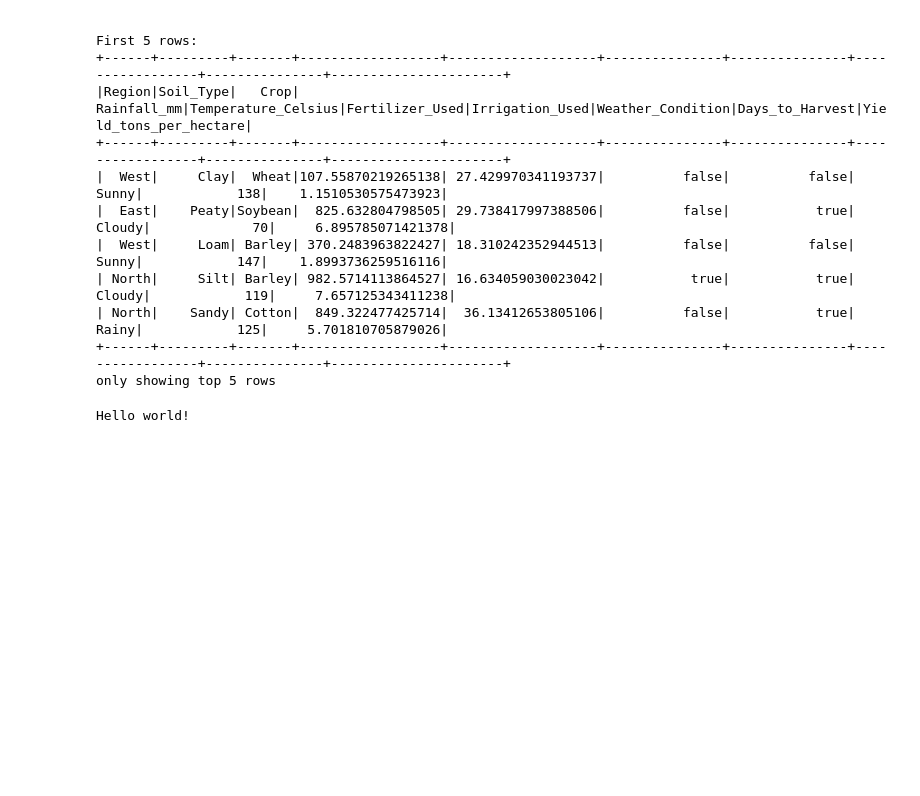
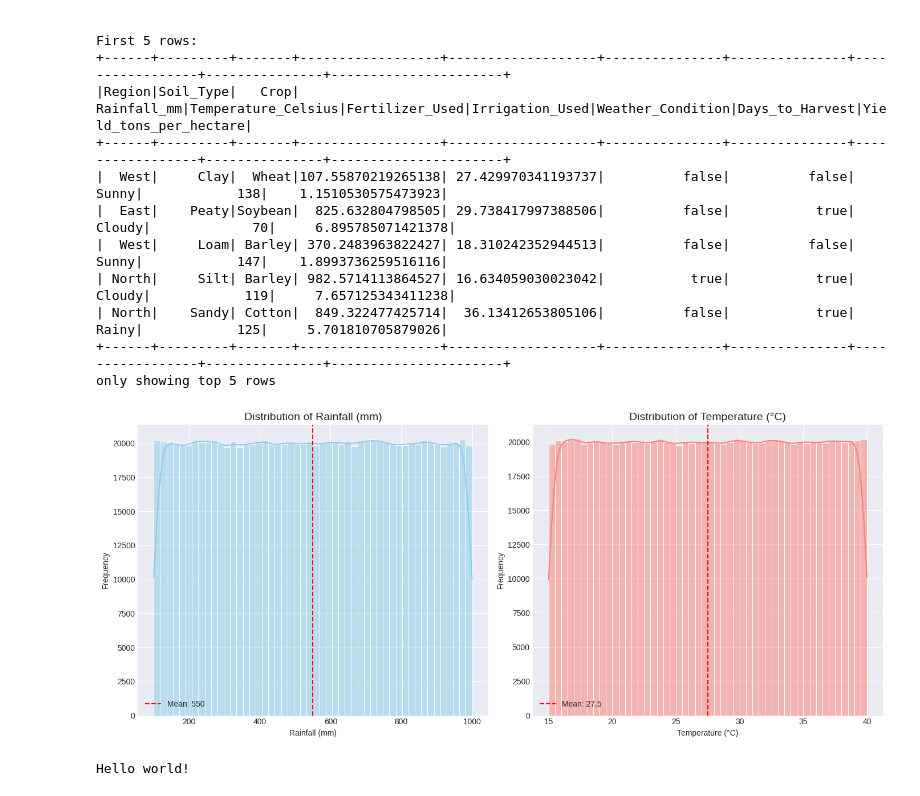
Before and after one commit to prodigal94/food-safe-bots, a Jupyter notebook: EDA.ipynb, the cells around one changed output. Saved outputs shown, nothing was run; the diff lists cells and outputs as text; code cells hidden in the pictures; blank space fills up the shorter version.

Commit message:
Histplot

```diff
--- a/EDA.ipynb
+++ b/EDA.ipynb
@@ -237,6 +237,39 @@ First 5 rows:
 | North|    Sandy| Cotton|  849.322477425714|  36.13412653805106|          false|           true|            Rainy|            125|     5.701810705879026|
 +------+---------+-------+------------------+-------------------+---------------+---------------+-----------------+---------------+----------------------+
 only showing top 5 rows
+# %%
+import seaborn as sns
+import matplotlib.pyplot as plt
+import numpy as np
+
+# Convert PySpark DataFrame to Pandas (as mentioned on Page 34)
+pandas_df = df.select('Rainfall_mm', 'Temperature_Celsius').toPandas()
+
+# Create subplots
+fig, axes = plt.subplots(1, 2, figsize=(14, 6))
+
+# Rainfall histogram with Seaborn (as shown on Page 63)
+sns.histplot(pandas_df['Rainfall_mm'], bins=50, kde=True, color="skyblue", ax=axes[0])
+axes[0].set_title('Distribution of Rainfall (mm)', fontsize=14)
+axes[0].set_xlabel('Rainfall (mm)')
+axes[0].set_ylabel('Frequency')
+axes[0].axvline(pandas_df['Rainfall_mm'].mean(), color='red', linestyle='--',
+                label=f'Mean: {pandas_df["Rainfall_mm"].mean():.0f}')
+axes[0].legend()
+
+# Temperature histogram with Seaborn
+sns.histplot(pandas_df['Temperature_Celsius'], bins=50, kde=True, color="salmon", ax=axes[1])
+axes[1].set_title('Distribution of Temperature (°C)', fontsize=14)
+axes[1].set_xlabel('Temperature (°C)')
+axes[1].set_ylabel('Frequency')
+axes[1].axvline(pandas_df['Temperature_Celsius'].mean(), color='red', linestyle='--',
+                label=f'Mean: {pandas_df["Temperature_Celsius"].mean():.1f}')
+axes[1].legend()
+
+plt.tight_layout()
+plt.show()
+# %% [output]
+[figure, added]
 # %%
 print("Hello world!")
 # %% [output]
```
